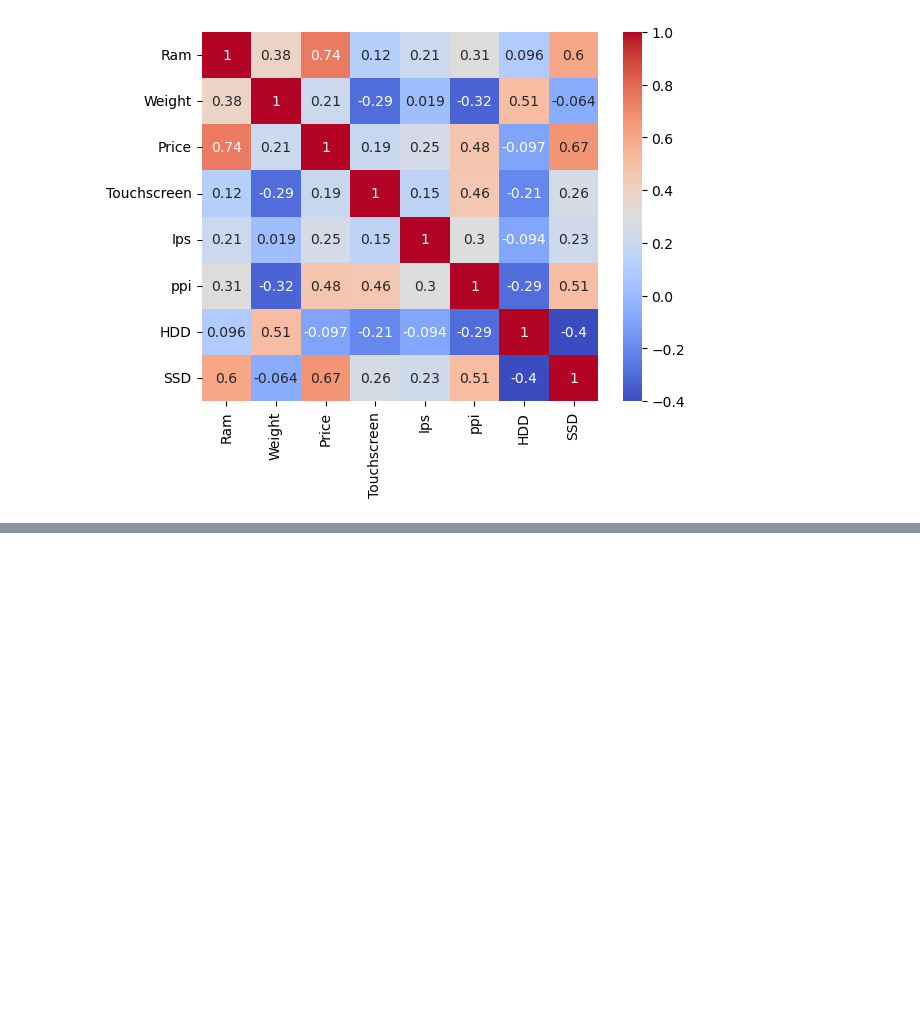
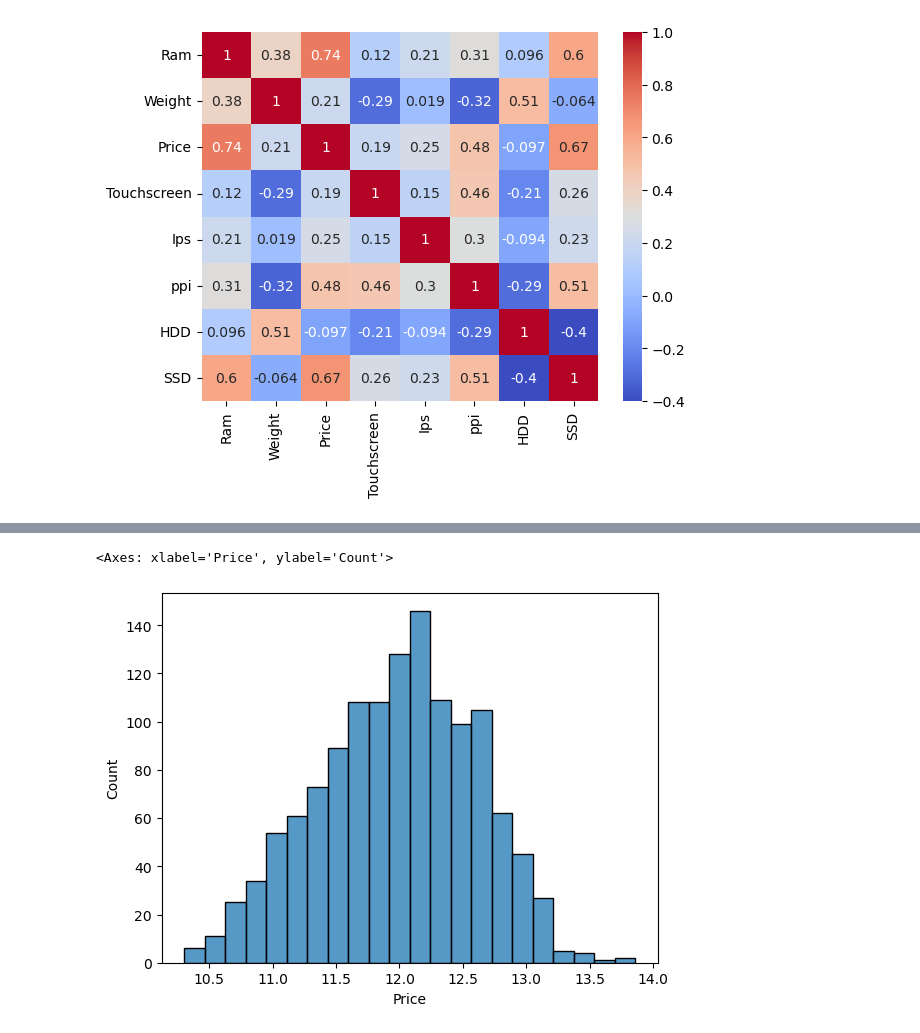
Before and after one commit to vanix056/Laptop_Price_predictor, a Jupyter notebook: Laptop_price_predictor.ipynb, the cells around one changed output, grey strips where cells are left out. Saved outputs shown, nothing was run; the diff lists cells and outputs as text; code cells hidden in the pictures; blank space fills up the shorter version.

```diff
--- a/Laptop_price_predictor.ipynb
+++ b/Laptop_price_predictor.ipynb
@@ -690,0 +703,2 @@ plt.show()
+# %%
+read_csv['Price'] =read_csv['Price'] * 3.22
@@ -690,0 +732,5 @@ plt.show()
+# %%
+sb.histplot(np.log(read_csv['Price']))
+# %% [output]
+<Axes: xlabel='Price', ylabel='Count'>
+[figure, added]
```
Also changed, not shown: parts of 7 cells of this notebook.
